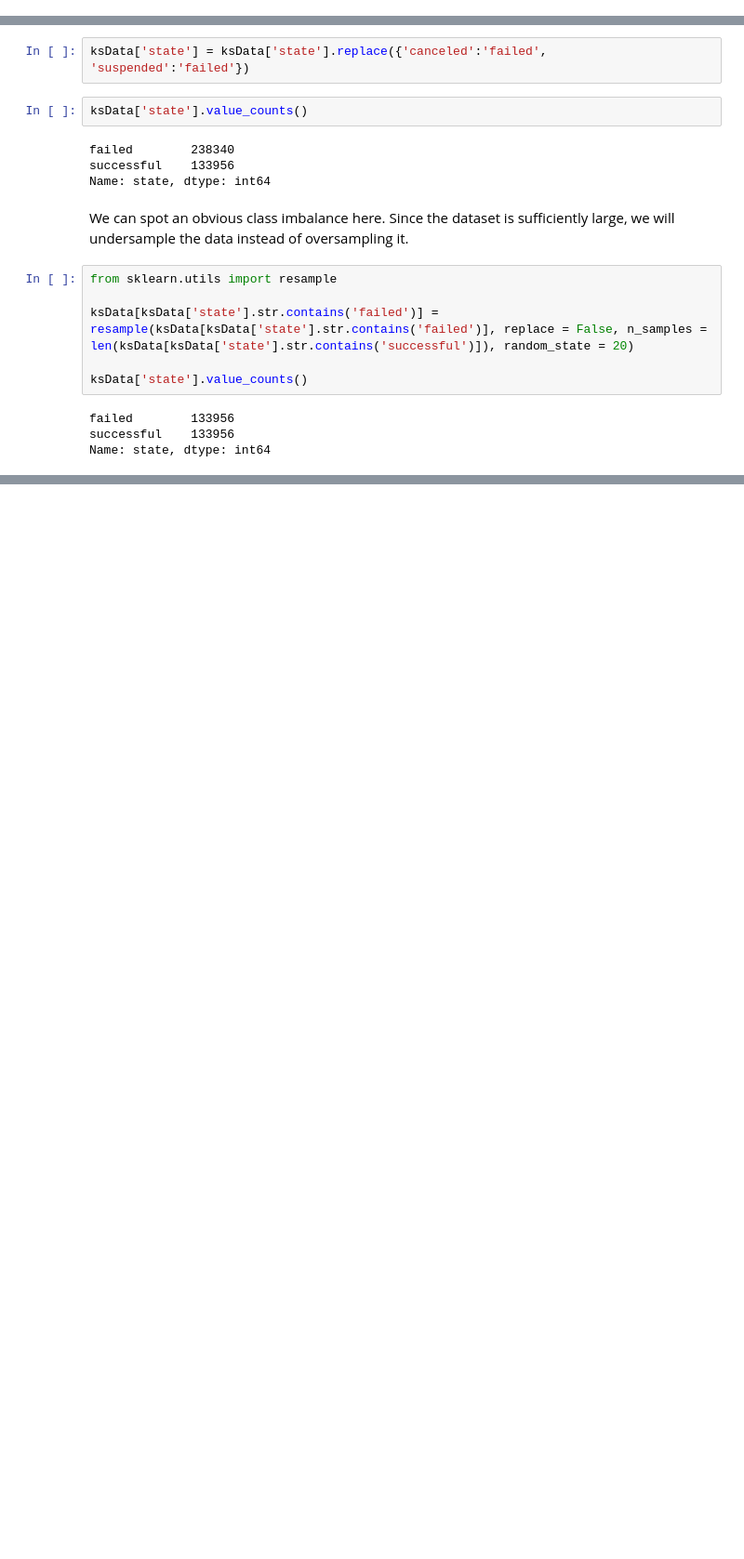
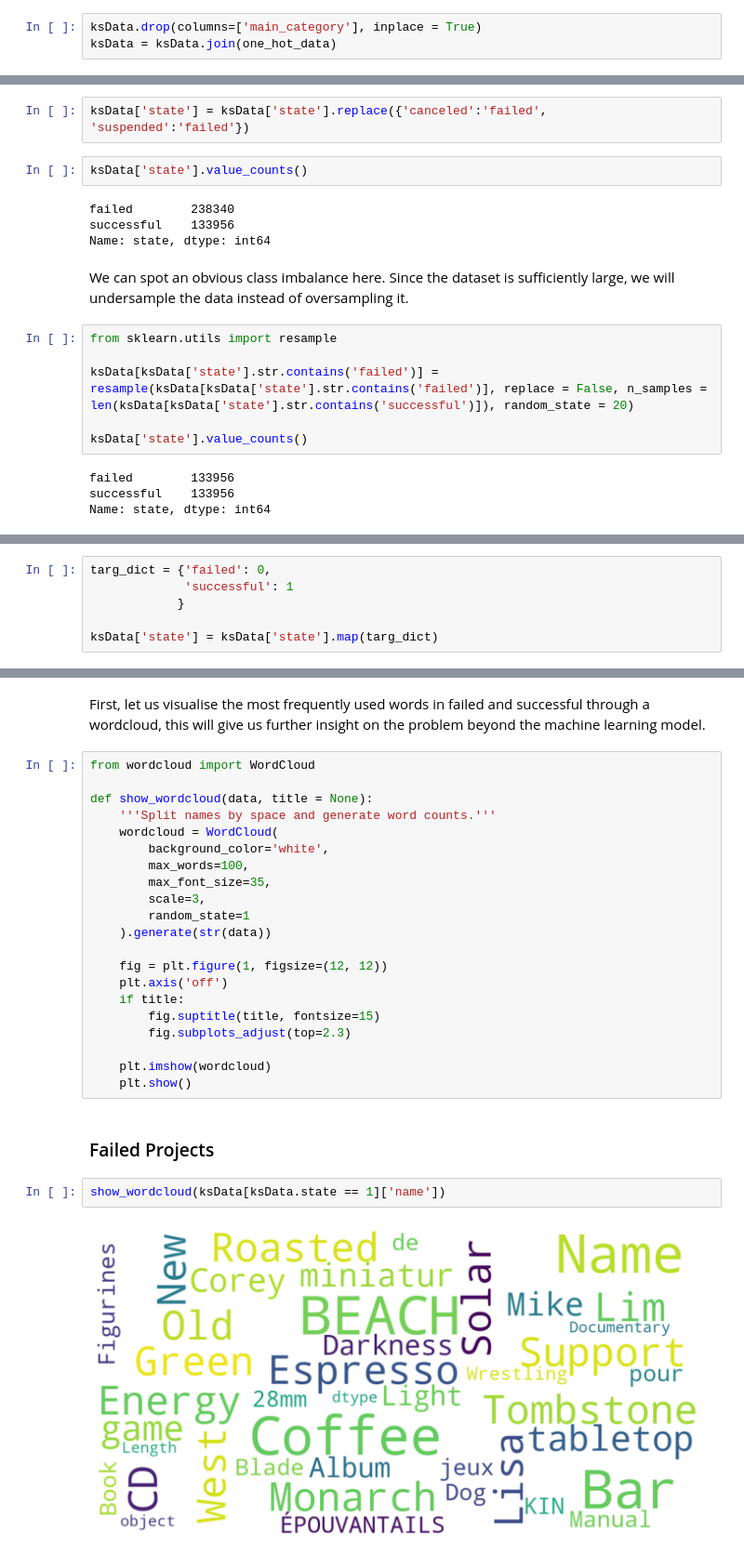
Before and after one commit to bc-chou/SC1015-Data-Science-and-AI-Proj-stuff, a Jupyter notebook: SC1015 Project.ipynb, the cells around one changed output, grey strips where cells are left out. Shown at 93% size. Cells and saved outputs as stored; diff of their text form; blank space fills up the shorter version.

```diff
--- a/SC1015 Project.ipynb
+++ b/SC1015 Project.ipynb
@@ -205,3 +205,6 @@ one_hot_data
 | 378659 | 0 | 0 | 0 | 0 | 0 | 0 | 0 | 0 | 0 | 0 | ... |
 | 378660 | 1 | 0 | 0 | 0 | 0 | 0 | 0 | 0 | 0 | 0 | ... |
 378657 rows × 15 columns
+# %%
+ksData.drop(columns=['main_category'], inplace = True)
+ksData = ksData.join(one_hot_data)
@@ -248,0 +272,6 @@ Name: state, dtype: int64
+# %%
+targ_dict = {'failed': 0,
+             'successful': 1
+            }
+
+ksData['state'] = ksData['state'].map(targ_dict)
@@ -248,0 +288,29 @@ Name: state, dtype: int64
+# %% [markdown]
+First, let us visualise the most frequently used words in failed and successful through a wordcloud, this will give us further insight on the problem beyond the machine learning model.
+# %%
+from wordcloud import WordCloud
+
+def show_wordcloud(data, title = None):
+    '''Split names by space and generate word counts.'''
+    wordcloud = WordCloud(
+        background_color='white',
+        max_words=100,
+        max_font_size=35,
+        scale=3,
+        random_state=1
+    ).generate(str(data))
+
+    fig = plt.figure(1, figsize=(12, 12))
+    plt.axis('off')
+    if title:
+        fig.suptitle(title, fontsize=15)
+        fig.subplots_adjust(top=2.3)
+
+    plt.imshow(wordcloud)
+    plt.show()
+# %% [markdown]
+### Failed Projects
+# %%
+show_wordcloud(ksData[ksData.state == 1]['name'])
+# %% [output]
+[figure, added]
```
Also changed, not shown: parts of 9 cells of this notebook.
